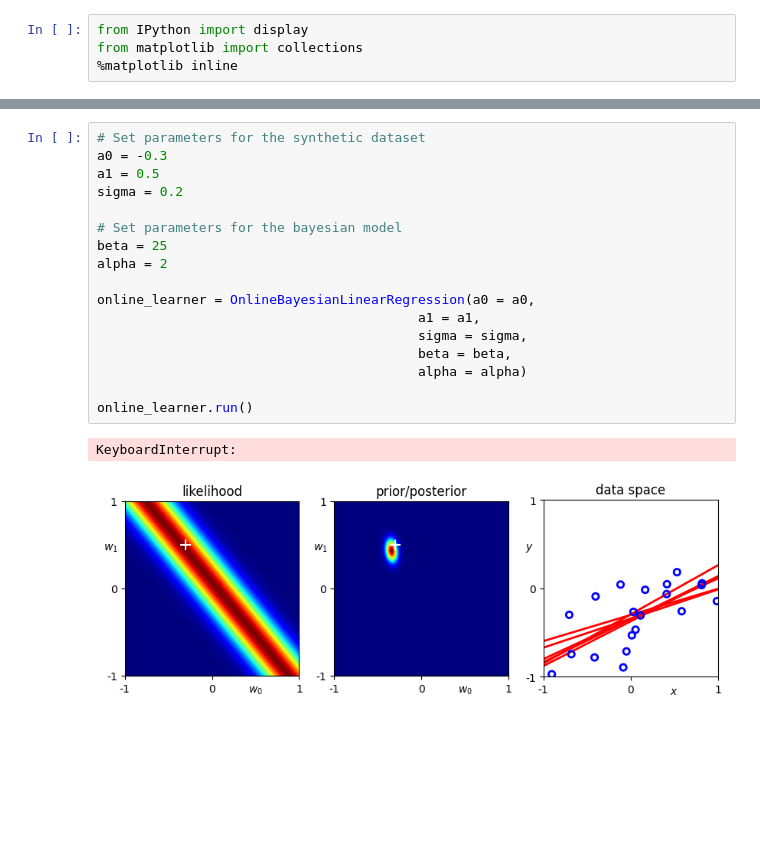
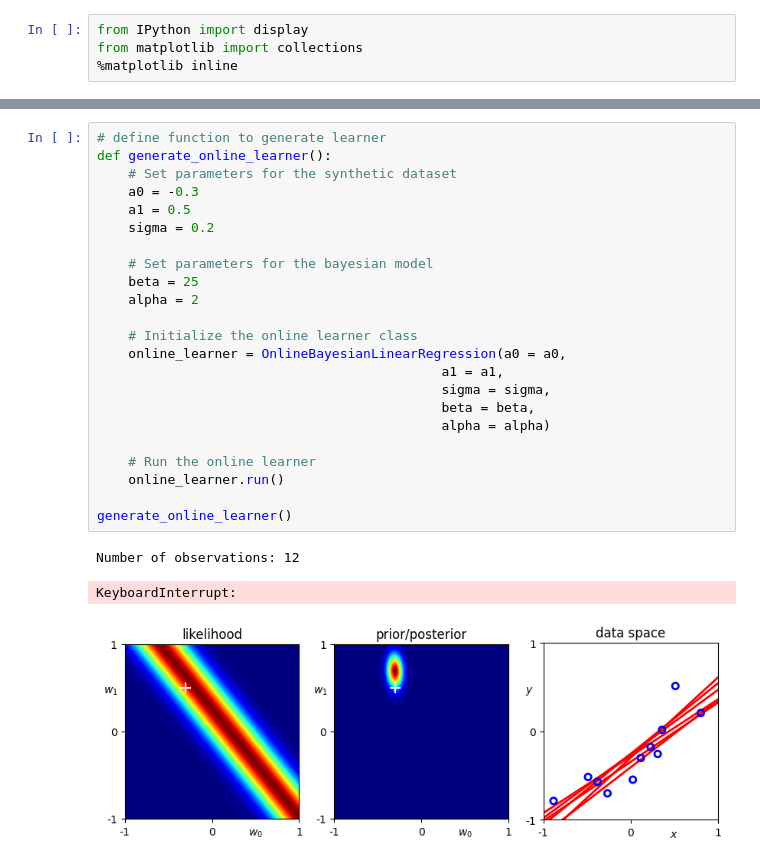
Before and after one commit to ncguilbeault/BayesianLinearRegression, a Jupyter notebook: python/BayesianLinearRegression.ipynb, the cells around one changed output, grey strips where cells are left out. Cells and saved outputs as stored; diff of their text form; blank space fills up the shorter version.

```diff
--- a/python/BayesianLinearRegression.ipynb
+++ b/python/BayesianLinearRegression.ipynb
@@ -991,22 +995,29 @@ class OnlineBayesianLinearRegression():
             display.display(plt.gcf())
             display.clear_output(wait=True)
 # %%
-# Set parameters for the synthetic dataset
-a0 = -0.3
-a1 = 0.5
-sigma = 0.2
+# define function to generate learner
+def generate_online_learner():
+    # Set parameters for the synthetic dataset
+    a0 = -0.3
+    a1 = 0.5
+    sigma = 0.2
 
-# Set parameters for the bayesian model
-beta = 25
-alpha = 2
+    # Set parameters for the bayesian model
+    beta = 25
+    alpha = 2
 
-online_learner = OnlineBayesianLinearRegression(a0 = a0,
-                                         a1 = a1,
-                                         sigma = sigma,
-                                         beta = beta,
-                                         alpha = alpha)
+    # Initialize the online learner class
+    online_learner = OnlineBayesianLinearRegression(a0 = a0,
+                                            a1 = a1,
+                                            sigma = sigma,
+                                            beta = beta,
+                                            alpha = alpha)
 
-online_learner.run()
+    # Run the online learner
+    online_learner.run()
+
+generate_online_learner()
 # %% [output]
-KeyboardInterrupt:
+Number of observations: 12
+KeyboardInterrupt:
-[figure, old version]
+[figure, new version]
```
Also changed, not shown: parts of 2 cells of this notebook, 1 other file.
